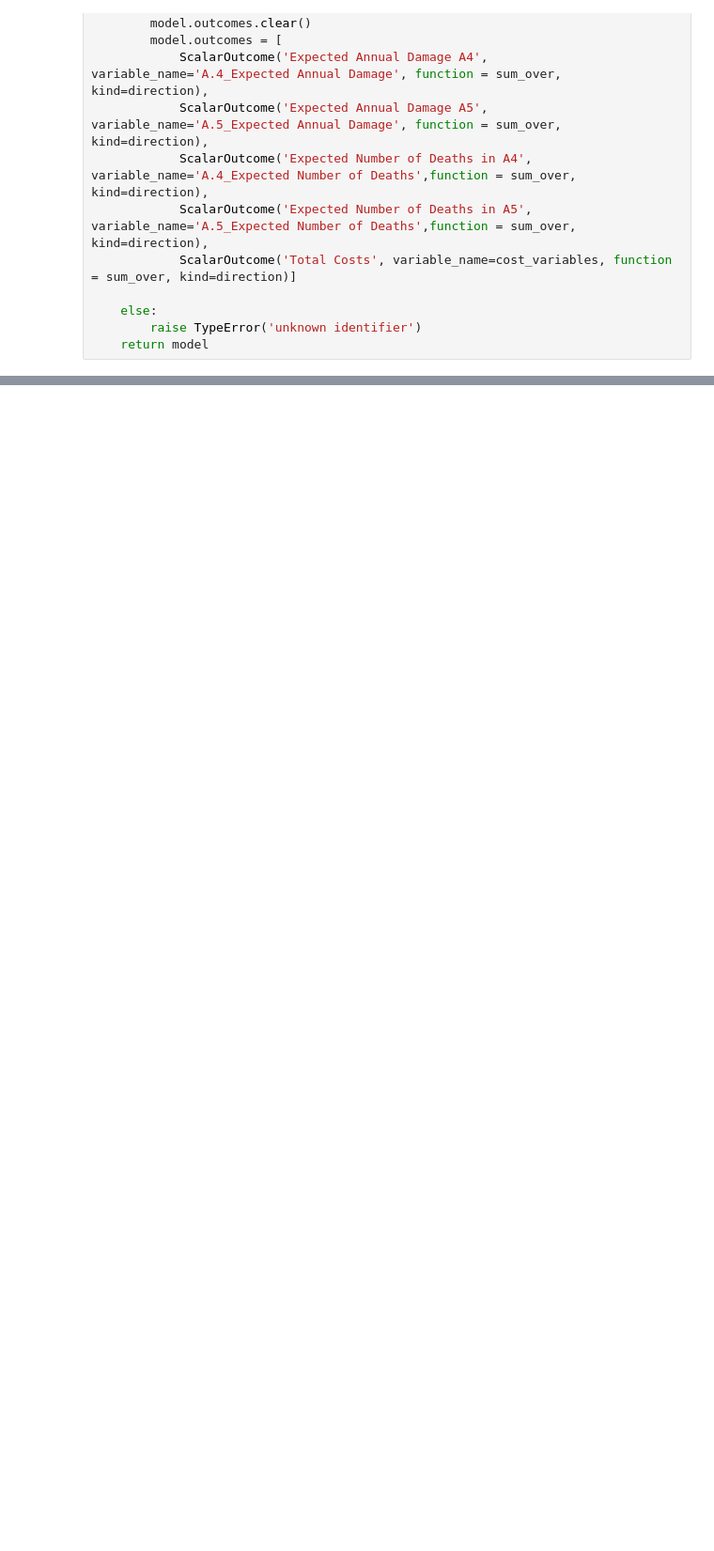
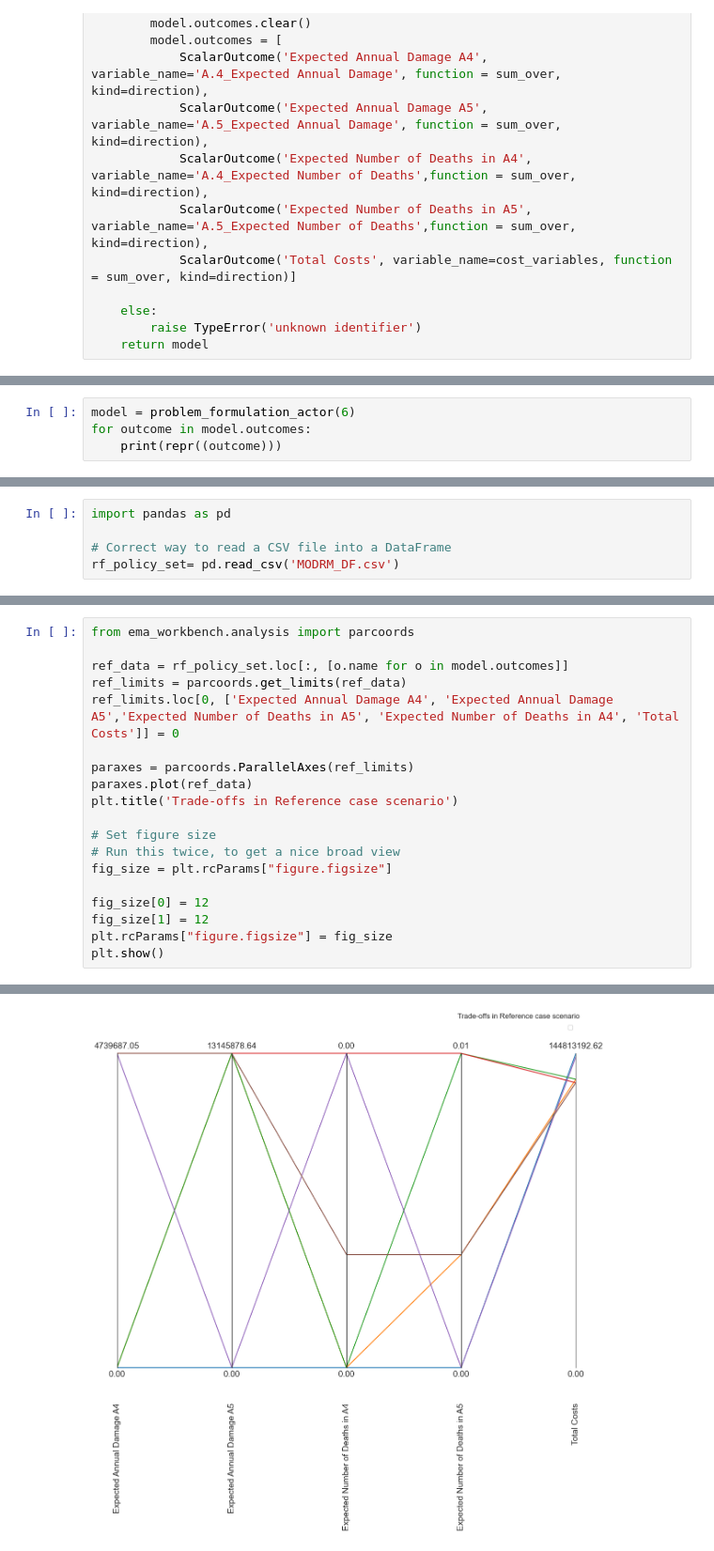
Before and after one commit to yhienz/epa141A_group3, a Jupyter notebook: final assignment/MORDM.ipynb, the cells around one changed output, grey strips where cells are left out. Shown at 94% size. Saved outputs shown, nothing was run; the diff lists cells and outputs as text; blank space fills up the shorter version.

```diff
--- a/final assignment/MORDM.ipynb
+++ b/final assignment/MORDM.ipynb
@@ -94,0 +117,4 @@ def problem_formulation_actor(problem_formulation_actor):
+# %%
+model = problem_formulation_actor(6)
+for outcome in model.outcomes:
+    print(repr((outcome)))
@@ -94,0 +290,5 @@ def problem_formulation_actor(problem_formulation_actor):
+# %%
+import pandas as pd
+
+# Correct way to read a CSV file into a DataFrame
+rf_policy_set= pd.read_csv('MODRM_DF.csv')
@@ -94,0 +306,20 @@ def problem_formulation_actor(problem_formulation_actor):
+# %%
+from ema_workbench.analysis import parcoords
+
+ref_data = rf_policy_set.loc[:, [o.name for o in model.outcomes]]
+ref_limits = parcoords.get_limits(ref_data)
+ref_limits.loc[0, ['Expected Annual Damage A4', 'Expected Annual Damage A5','Expected Number of Deaths in A5', 'Expected Number of Deaths in A4', 'Total Costs']] = 0
+
+paraxes = parcoords.ParallelAxes(ref_limits)
+paraxes.plot(ref_data)
+plt.title('Trade-offs in Reference case scenario')
+
+# Set figure size
+# Run this twice, to get a nice broad view
+fig_size = plt.rcParams["figure.figsize"]
+
+fig_size[0] = 12
+fig_size[1] = 12
+plt.rcParams["figure.figsize"] = fig_size
+plt.show()
+# %% [output]
@@ -94,0 +327 @@ def problem_formulation_actor(problem_formulation_actor):
+[figure, added]
```
Also changed, not shown: parts of 45 cells of this notebook, 25 other files.
